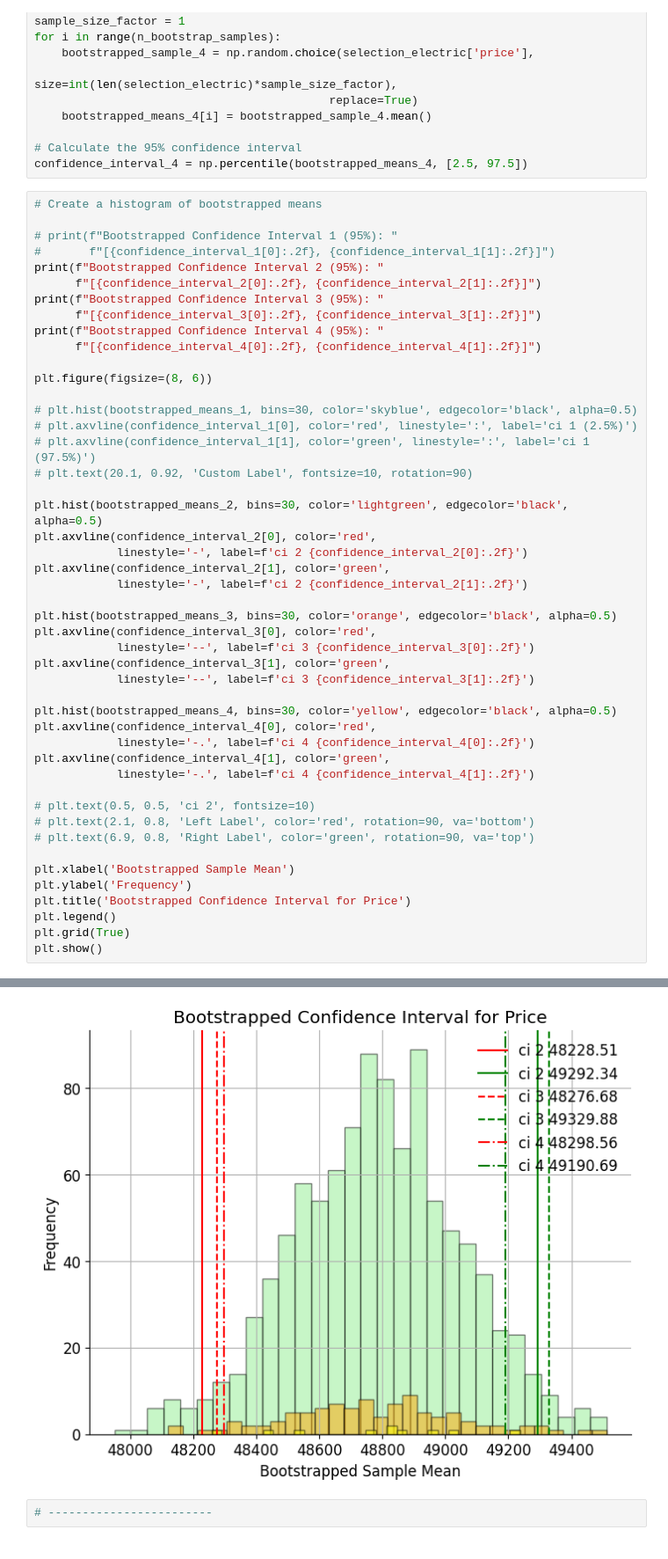
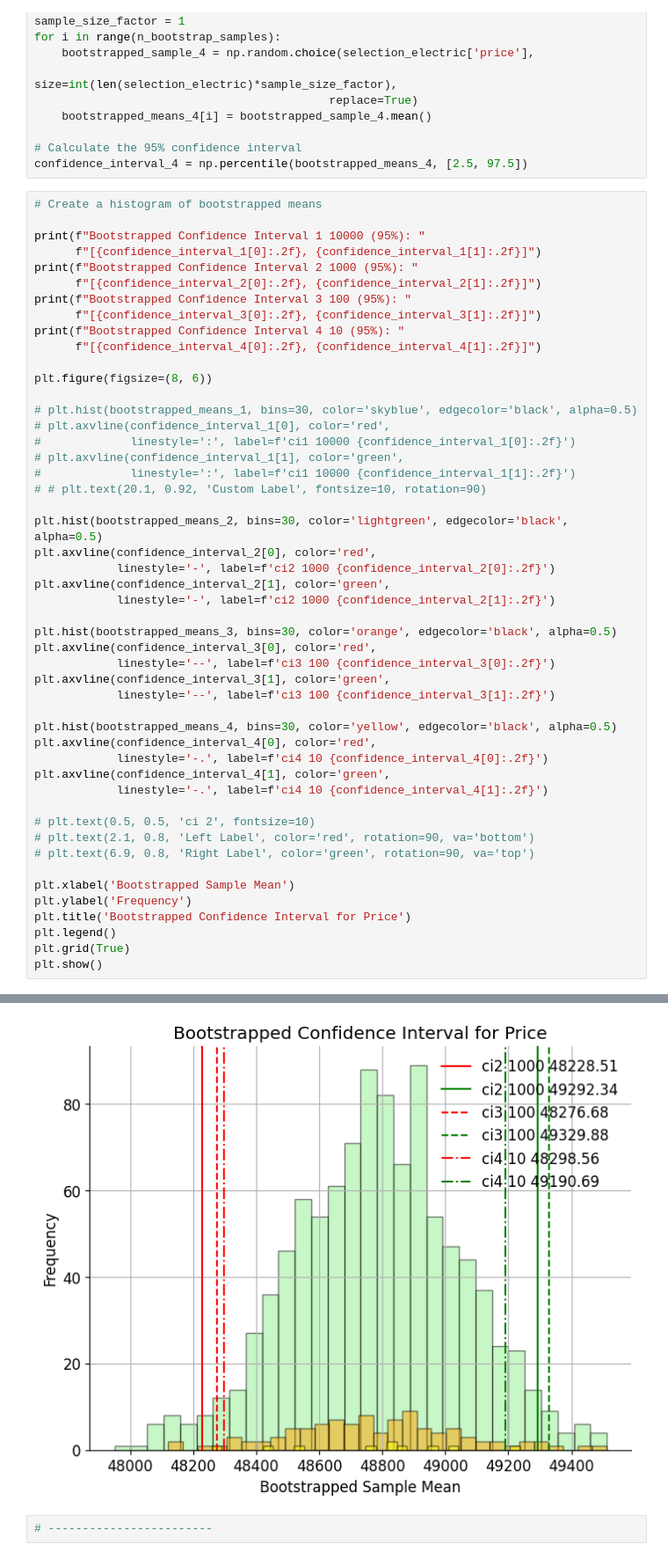
Before and after one commit to timsideanotmine/production, a Jupyter notebook: notebooks/autoproductie.ipynb, the cells around one changed output, grey strips where cells are left out. Shown at 88% size. Drawn from its saved outputs; the diff is of its cells as text.

Commit message:
Update van graphic voor deel2,  vraag7 , confidence intervallen

```diff
--- a/notebooks/autoproductie.ipynb
+++ b/notebooks/autoproductie.ipynb
@@ -809,39 +809,41 @@ confidence_interval_4 = np.percentile(bootstrapped_means_4, [2.5, 97.5])
 # %%
 # Create a histogram of bootstrapped means
 
-# print(f"Bootstrapped Confidence Interval 1 (95%): "
-#       f"[{confidence_interval_1[0]:.2f}, {confidence_interval_1[1]:.2f}]")
-print(f"Bootstrapped Confidence Interval 2 (95%): "
+print(f"Bootstrapped Confidence Interval 1 10000 (95%): "
+      f"[{confidence_interval_1[0]:.2f}, {confidence_interval_1[1]:.2f}]")
+print(f"Bootstrapped Confidence Interval 2 1000 (95%): "
       f"[{confidence_interval_2[0]:.2f}, {confidence_interval_2[1]:.2f}]")
-print(f"Bootstrapped Confidence Interval 3 (95%): "
+print(f"Bootstrapped Confidence Interval 3 100 (95%): "
       f"[{confidence_interval_3[0]:.2f}, {confidence_interval_3[1]:.2f}]")
-print(f"Bootstrapped Confidence Interval 4 (95%): "
+print(f"Bootstrapped Confidence Interval 4 10 (95%): "
       f"[{confidence_interval_4[0]:.2f}, {confidence_interval_4[1]:.2f}]")
 
 plt.figure(figsize=(8, 6))
 
 # plt.hist(bootstrapped_means_1, bins=30, color='skyblue', edgecolor='black', alpha=0.5)
-# plt.axvline(confidence_interval_1[0], color='red', linestyle=':', label='ci 1 (2.5%)')
-# plt.axvline(confidence_interval_1[1], color='green', linestyle=':', label='ci 1 (97.5%)')
-# plt.text(20.1, 0.92, 'Custom Label', fontsize=10, rotation=90)
+# plt.axvline(confidence_interval_1[0], color='red',
+#             linestyle=':', label=f'ci1 10000 {confidence_interval_1[0]:.2f}')
+# plt.axvline(confidence_interval_1[1], color='green',
+#             linestyle=':', label=f'ci1 10000 {confidence_interval_1[1]:.2f}')
+# # plt.text(20.1, 0.92, 'Custom Label', fontsize=10, rotation=90)
 
 plt.hist(bootstrapped_means_2, bins=30, color='lightgreen', edgecolor='black', alpha=0.5)
 plt.axvline(confidence_interval_2[0], color='red',
-            linestyle='-', label=f'ci 2 {confidence_interval_2[0]:.2f}')
+            linestyle='-', label=f'ci2 1000 {confidence_interval_2[0]:.2f}')
 plt.axvline(confidence_interval_2[1], color='green',
-            linestyle='-', label=f'ci 2 {confidence_interval_2[1]:.2f}')
+            linestyle='-', label=f'ci2 1000 {confidence_interval_2[1]:.2f}')
 
 plt.hist(bootstrapped_means_3, bins=30, color='orange', edgecolor='black', alpha=0.5)
 plt.axvline(confidence_interval_3[0], color='red',
-            linestyle='--', label=f'ci 3 {confidence_interval_3[0]:.2f}')
+            linestyle='--', label=f'ci3 100 {confidence_interval_3[0]:.2f}')
 plt.axvline(confidence_interval_3[1], color='green',
-            linestyle='--', label=f'ci 3 {confidence_interval_3[1]:.2f}')
+            linestyle='--', label=f'ci3 100 {confidence_interval_3[1]:.2f}')
 
 plt.hist(bootstrapped_means_4, bins=30, color='yellow', edgecolor='black', alpha=0.5)
 plt.axvline(confidence_interval_4[0], color='red',
-            linestyle='-.', label=f'ci 4 {confidence_interval_4[0]:.2f}')
+            linestyle='-.', label=f'ci4 10 {confidence_interval_4[0]:.2f}')
 plt.axvline(confidence_interval_4[1], color='green',
-            linestyle='-.', label=f'ci 4 {confidence_interval_4[1]:.2f}')
+            linestyle='-.', label=f'ci4 10 {confidence_interval_4[1]:.2f}')
 
 # plt.text(0.5, 0.5, 'ci 2', fontsize=10)
 # plt.text(2.1, 0.8, 'Left Label', color='red', rotation=90, va='bottom')
@@ -860,4 +863,4 @@ Bootstrapped Confidence Interval 4 (95%): [48298.56, 49190.69]
-[figure, old version]
+[figure, new version]
 # %%
 # ------------------------
 # %%
```
Also changed, not shown: parts of 2 cells of this notebook, 1 other file.
